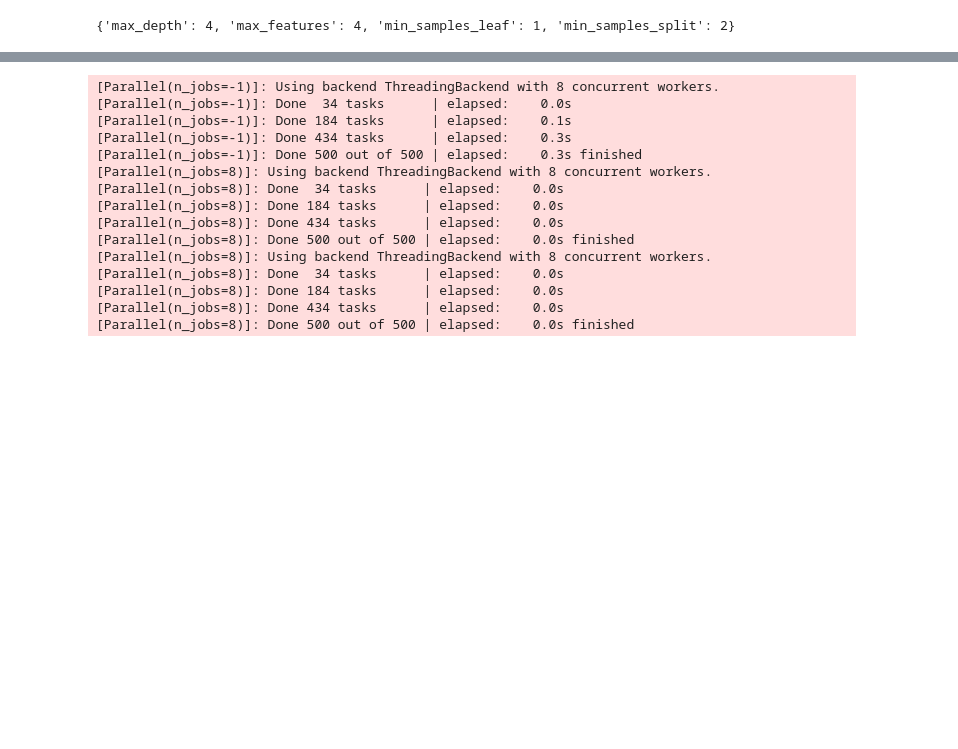
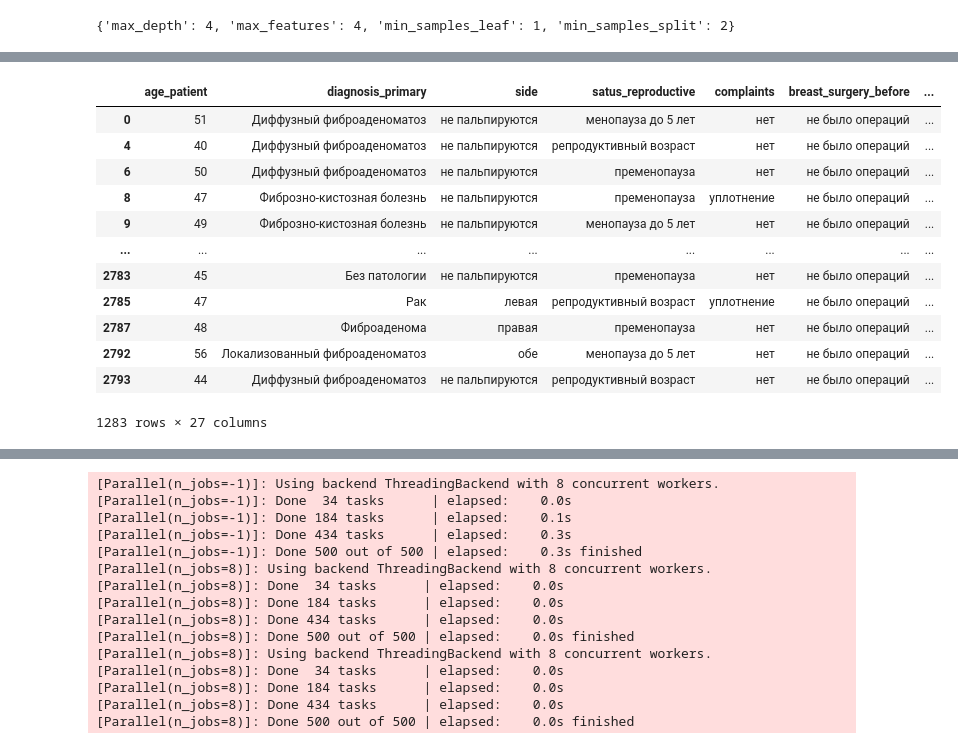
Before and after one commit to AndreyPovaliy/abus_dash, a Jupyter notebook: note.ipynb, the cells around one changed output, grey strips where cells are left out. Cells and saved outputs as stored; diff of their text form; code cells hidden in the pictures; blank space fills up the shorter version.

```diff
--- a/note.ipynb
+++ b/note.ipynb
@@ -275,29 +325,44 @@ print(grid_search.best_score_)
 # %%
 df_us = df[['age_patient',
             'diagnosis_primary',
             'side',
             'satus_reproductive',
             'complaints',
             'breast_surgery_before',
             'skin_symptoms',
             'nipple_retraction',
             'nipple_release',
             'quadrant',
             'genetics',
             'hormonal_medications',
             'mmg_conclusion_skin',
             'mmg_areola',
             'mmg_nipple',
             'mmg_background_breast',
             'mmg_nodle',
             'mmg_nodle_contour',
             'mmg_nodle_size',
             'mmg_calcifications',
             'mmg_number_formations_visualized',
             'mmg_axillary_lymph_nodes',
             'mmg_conclusion',
             'type_structure_acr',
             'mmg_number_nodles',
             'mmg_category_birads',
             'hist_is_tumor']]
 df_us_snr = df_us[df_us['age_patient'] >= 40]
+df_us_snr
+# %% [output]
+|  | age_patient | diagnosis_primary | side | satus_reproductive | complaints | breast_surgery_before | ... |
+| 0 | 51 | Диффузный фиброаденоматоз | не пальпируются | менопауза до 5 лет | нет | не было операций | ... |
+| 4 | 40 | Диффузный фиброаденоматоз | не пальпируются | репродуктивный возраст | нет | не было операций | ... |
+| 6 | 50 | Диффузный фиброаденоматоз | не пальпируются | пременопауза | нет | не было операций | ... |
+| 8 | 47 | Фиброзно-кистозная болезнь | не пальпируются | пременопауза | уплотнение | не было операций | ... |
+| 9 | 49 | Фиброзно-кистозная болезнь | не пальпируются | менопауза до 5 лет | нет | не было операций | ... |
+| ... | ... | ... | ... | ... | ... | ... | ... |
+| 2783 | 45 | Без патологии | не пальпируются | пременопауза | нет | не было операций | ... |
+| 2785 | 47 | Рак | левая | репродуктивный возраст | уплотнение | не было операций | ... |
+| 2787 | 48 | Фиброаденома | правая | пременопауза | нет | не было операций | ... |
+| 2792 | 56 | Локализованный фиброаденоматоз | обе | менопауза до 5 лет | нет | не было операций | ... |
+| 2793 | 44 | Диффузный фиброаденоматоз | не пальпируются | репродуктивный возраст | нет | не было операций | ... |
+1283 rows × 27 columns
```
Also changed, not shown: parts of 17 cells of this notebook, 2 other files.
